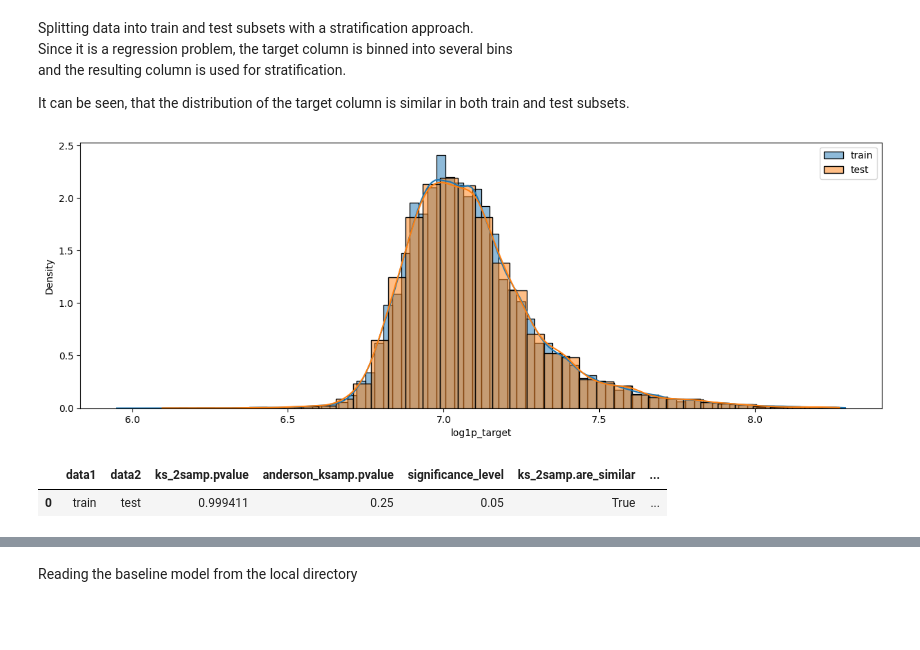
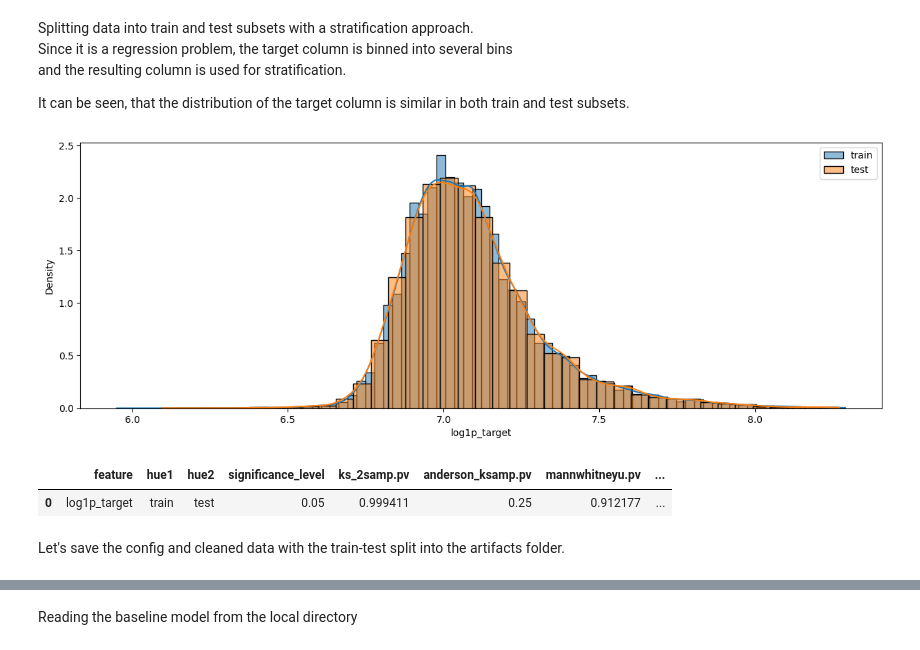
Before and after one commit to GitHub-User228/mle-project-sprint-2-v001, a Jupyter notebook: notebooks/1_register_baseline.ipynb, the cells around one changed output, grey strips where cells are left out. Saved outputs shown, nothing was run; the diff lists cells and outputs as text; code cells hidden in the pictures; blank space fills up the shorter version.

```diff
--- a/notebooks/1_register_baseline.ipynb
+++ b/notebooks/1_register_baseline.ipynb
@@ -41,23 +50,44 @@ and the resulting column is used for stratification.
 
 It can be seen, that the distribution of the target column is similar in both train and test subsets.
 # %%
-X_train, X_test, y_train, y_test = train_test_split(
-    df.drop(columns=config['target_col']),
-    df[config['target_col']],
-    test_size=config['data_split_config']['test_size'],
-    random_state=config['data_split_config']['random_state'],
-    stratify=pd.qcut(df[config['target_col']], 10, labels=False),
-    shuffle=True
+df, df_test = train_test_split(
+    df,
+    test_size=config["data_split_config"]["test_size"],
+    random_state=config["data_split_config"]["random_state"],
+    stratify=pd.qcut(df[config["target_col"]], 10, labels=False),
+    shuffle=True,
 )
+df["subset"] = "train"
+df_test["subset"] = "test"
+df = pd.concat([df, df_test], axis=0)
+
 
 fig, axs = plt.subplots(1, figsize=(15, 5))
-sns.histplot(data=y_train, kde=True, stat='density', ax=axs, label='train', alpha=0.5, bins=get_bins(len(y_train)))
-sns.histplot(data=y_test, kde=True, stat='density', ax=axs, label='test', alpha=0.5, bins=get_bins(len(y_test)))
+sns.histplot(
+    data=df.query(f'subset == "train"')[config["target_col"]],
+    kde=True,
+    stat="density",
+    ax=axs,
+    label="train",
+    alpha=0.5,
+    bins=get_bins(len(df.query(f'subset == "train"'))),
+)
+sns.histplot(
+    data=df.query(f'subset == "test"')[config["target_col"]],
+    kde=True,
+    stat="density",
+    ax=axs,
+    label="test",
+    alpha=0.5,
+    bins=get_bins(len(df.query(f'subset == "test"'))),
+)
 plt.legend()
 plt.show()
 
-compare_disributions(data={'train': y_train, 'test': y_test})
+compare_distributions(data=df, features=[config['target_col']], hue='subset', are_categorical=False)
 # %% [output]
 [figure]
-|  | data1 | data2 | ks_2samp.pvalue | anderson_ksamp.pvalue | significance_level | ks_2samp.are_similar | ... |
-| 0 | train | test | 0.999411 | 0.25 | 0.05 | True | ... |
+|  | feature | hue1 | hue2 | significance_level | ks_2samp.pv | anderson_ksamp.pv | mannwhitneyu.pv | ... |
+| 0 | log1p_target | train | test | 0.05 | 0.999411 | 0.25 | 0.912177 | ... |
+# %% [markdown]
+Let's save the config and cleaned data with the train-test split into the artifacts folder.
```
Also changed, not shown: parts of 12 cells of this notebook, 11 other files.
